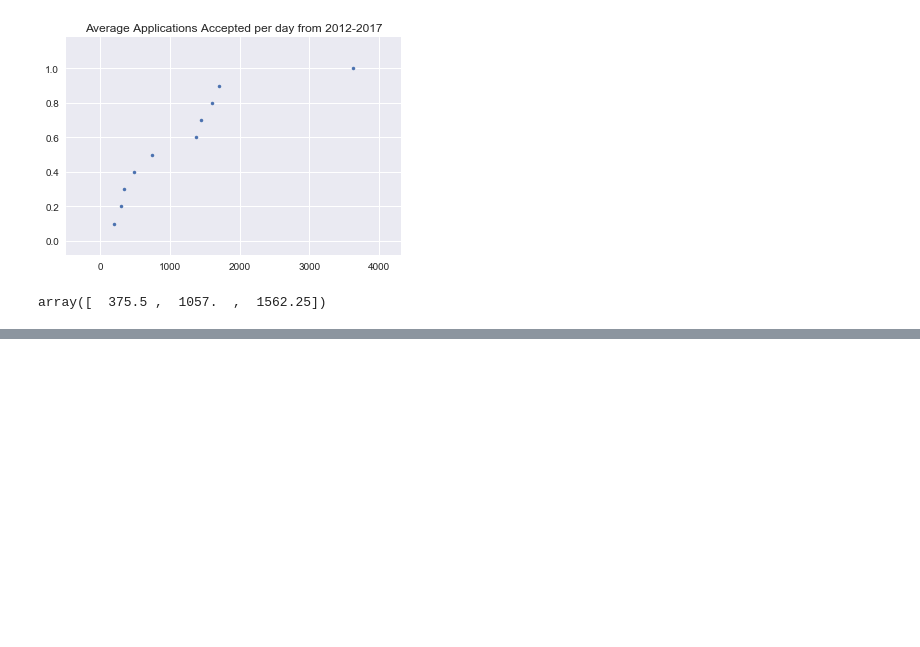
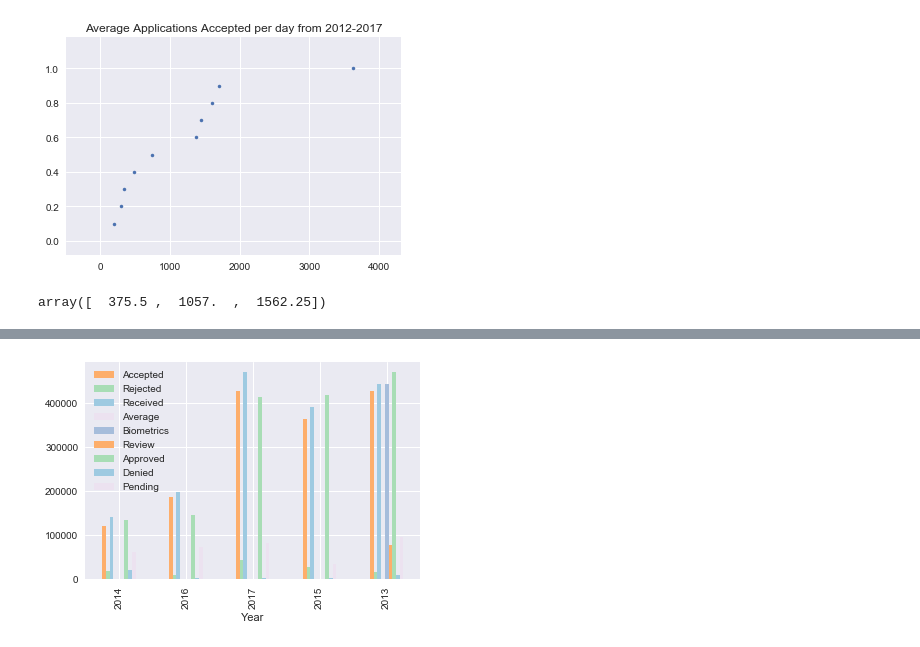
Before and after one commit to KirazG/datascience, a Jupyter notebook: capstone-project1/DataStory/Datastory.ipynb, the cells around one changed output, grey strips where cells are left out. Drawn from its saved outputs; the diff is of its cells as text; code cells hidden in the pictures; blank space fills up the shorter version.

```diff
--- a/capstone-project1/DataStory/Datastory.ipynb
+++ b/capstone-project1/DataStory/Datastory.ipynb
@@ -201,3 +203,10 @@ plt.show()
 np.percentile(df['Average'],[25,50,75])
 # %% [output]
 array([  375.5 ,  1057.  ,  1562.25])
+# %%
+import pandas as pd
+import matplotlib.pyplot as plt
+import numpy as np
+sns.set
+df = pd.read_excel('data/case-status.xls',header=1)
+df
@@ -203,0 +225,6 @@ array([  375.5 ,  1057.  ,  1562.25])
+# %%
+df.groupby('Year', as_index=False).agg({"Accepted": "sum"})
+df.sort_values(by='Approved')[-5:].plot(x='Year',kind='bar',color=['#fdae6b','#a8ddb5','#9ecae1','#ece2f0','#a6bddb'])
+plt.show()
+# %% [output]
+[figure, added]
```
Also changed, not shown: parts of 5 cells of this notebook.
